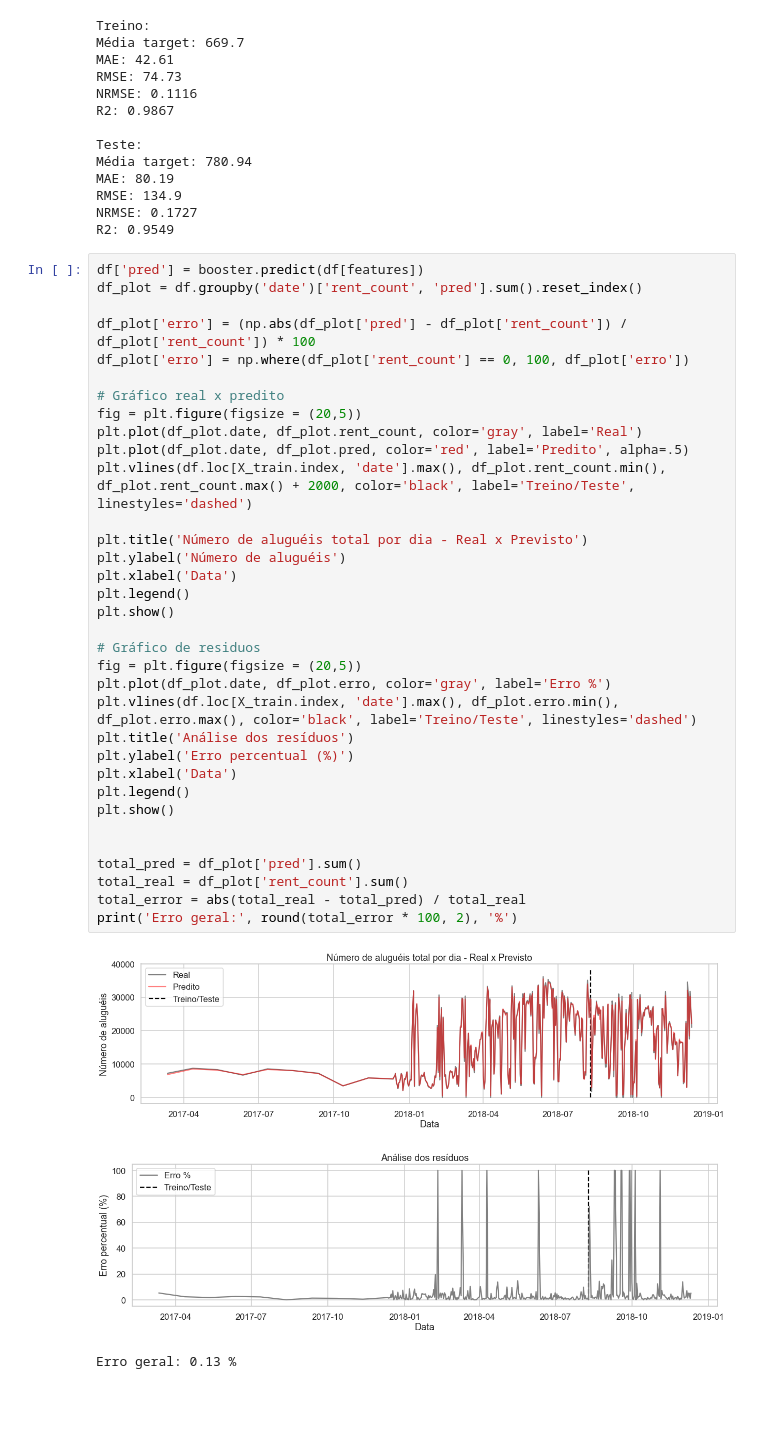
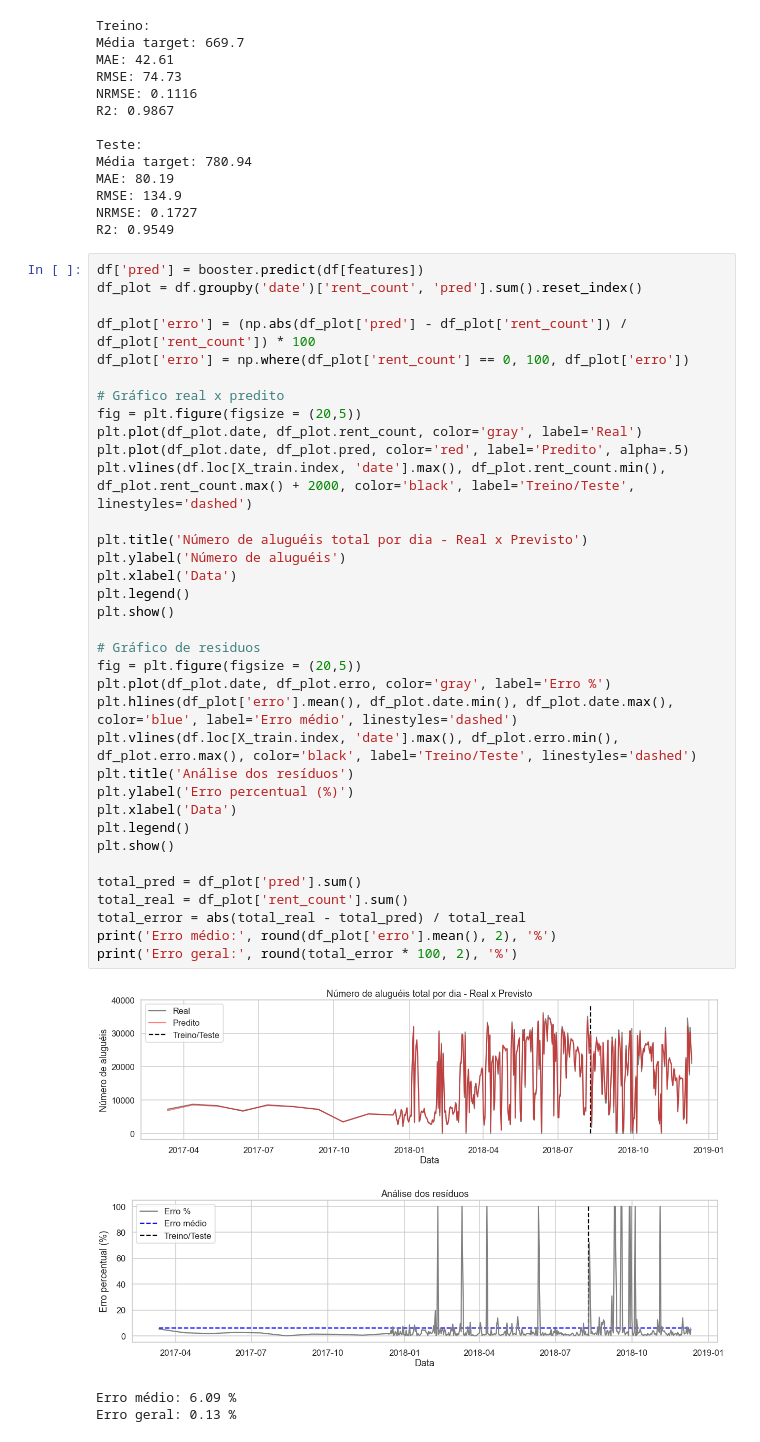
Before and after one commit to bspires/tcc_puc, a Jupyter notebook: seoul_bike_demand_forecast.ipynb, the cells around one changed output. Saved outputs shown, nothing was run; the diff lists cells and outputs as text; blank space fills up the shorter version.

```diff
--- a/seoul_bike_demand_forecast.ipynb
+++ b/seoul_bike_demand_forecast.ipynb
@@ -255,33 +255,35 @@ df_plot['erro'] = (np.abs(df_plot['pred'] - df_plot['rent_count']) / df_plot['re
 df_plot['erro'] = np.where(df_plot['rent_count'] == 0, 100, df_plot['erro'])
 
 # Gráfico real x predito
 fig = plt.figure(figsize = (20,5))
 plt.plot(df_plot.date, df_plot.rent_count, color='gray', label='Real')
 plt.plot(df_plot.date, df_plot.pred, color='red', label='Predito', alpha=.5)
 plt.vlines(df.loc[X_train.index, 'date'].max(), df_plot.rent_count.min(), df_plot.rent_count.max() + 2000, color='black', label='Treino/Teste', linestyles='dashed')
 
 plt.title('Número de aluguéis total por dia - Real x Previsto')
 plt.ylabel('Número de aluguéis')
 plt.xlabel('Data')
 plt.legend()
 plt.show()
 
 # Gráfico de residuos
 fig = plt.figure(figsize = (20,5))
 plt.plot(df_plot.date, df_plot.erro, color='gray', label='Erro %')
+plt.hlines(df_plot['erro'].mean(), df_plot.date.min(), df_plot.date.max(), color='blue', label='Erro médio', linestyles='dashed')
 plt.vlines(df.loc[X_train.index, 'date'].max(), df_plot.erro.min(), df_plot.erro.max(), color='black', label='Treino/Teste', linestyles='dashed')
 plt.title('Análise dos resíduos')
 plt.ylabel('Erro percentual (%)')
 plt.xlabel('Data')
 plt.legend()
 plt.show()
 
-
 total_pred = df_plot['pred'].sum()
 total_real = df_plot['rent_count'].sum()
 total_error = abs(total_real - total_pred) / total_real
+print('Erro médio:', round(df_plot['erro'].mean(), 2), '%')
 print('Erro geral:', round(total_error * 100, 2), '%')
 # %% [output]
 [figure]
-[figure, old version]
+[figure, new version]
+Erro médio: 6.09 %
 Erro geral: 0.13 %
```
